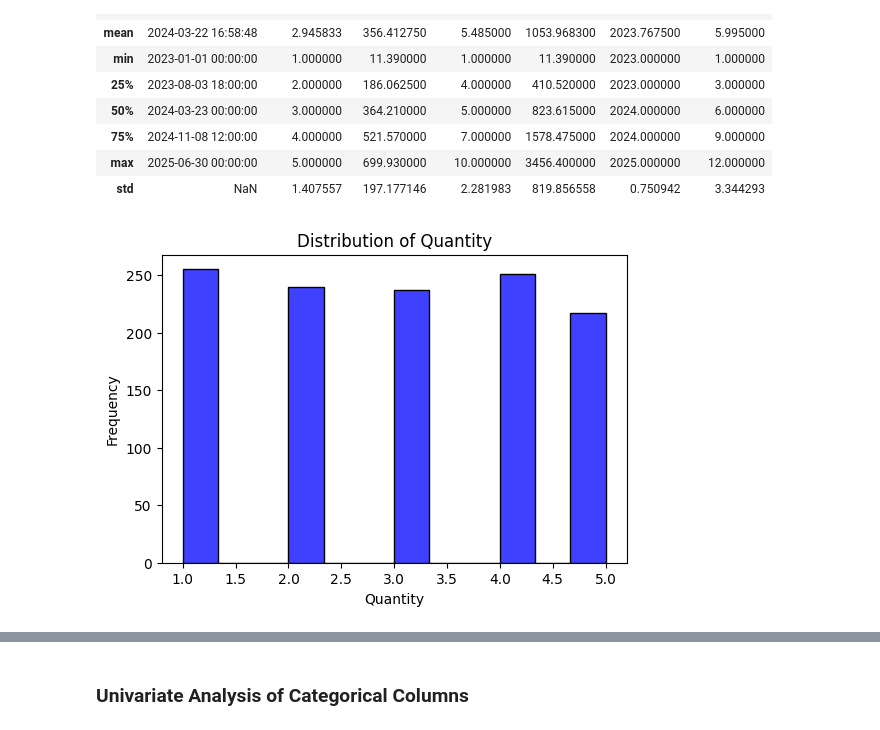
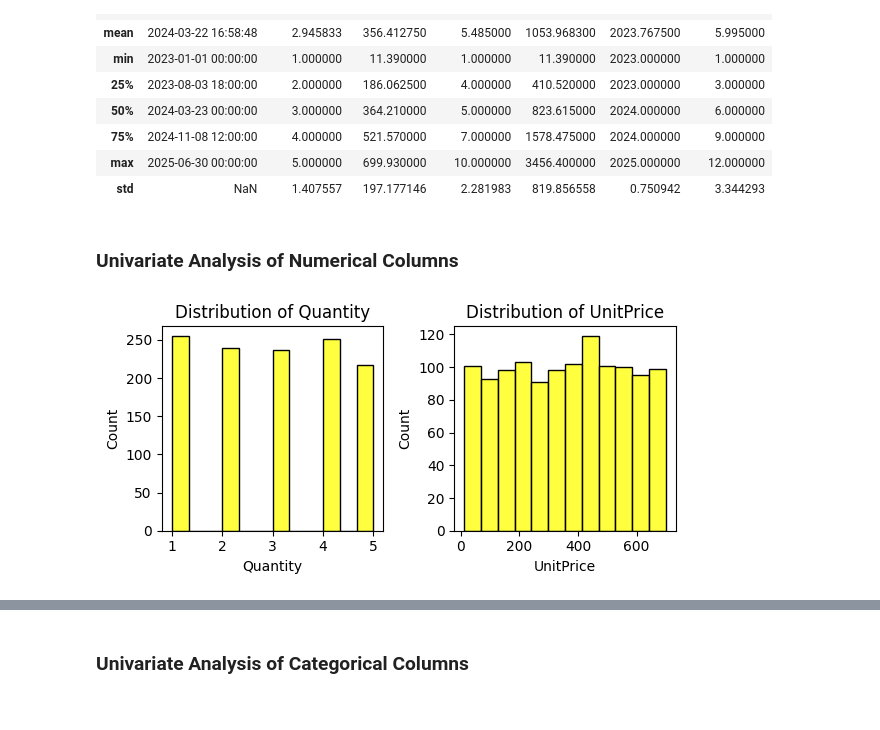
Before and after one commit to Chandni-R53/DecodeLabs-Internship, a Jupyter notebook: Project-2/EDA.ipynb, the cells around one changed output, grey strips where cells are left out. Drawn from its saved outputs; the diff is of its cells as text; code cells hidden in the pictures.

```diff
--- a/Project-2/EDA.ipynb
+++ b/Project-2/EDA.ipynb
@@ -57,12 +56,16 @@ df.describe()
 | 75% | 2024-11-08 12:00:00 | 4.000000 | 521.570000 | 7.000000 | 1578.475000 | 2024.000000 | 9.000000 |
 | max | 2025-06-30 00:00:00 | 5.000000 | 699.930000 | 10.000000 | 3456.400000 | 2025.000000 | 12.000000 |
 | std | NaN | 1.407557 | 197.177146 | 2.281983 | 819.856558 | 0.750942 | 3.344293 |
+# %% [markdown]
+### Univariate Analysis of Numerical Columns
 # %%
-plt.figure(figsize=(6,4))
-sns.histplot(df['Quantity'],color='blue')
-plt.title('Distribution of Quantity')
-plt.xlabel('Quantity')
-plt.ylabel('Frequency')
+fig,axes=plt.subplots(1,2,figsize=(6,3))
+sns.histplot(df['Quantity'],color='yellow',ax=axes[0])
+axes[0].set_title('Distribution of Quantity')
+
+sns.histplot(df['UnitPrice'],color='yellow',ax=axes[1])
+axes[1].set_title('Distribution of UnitPrice')
+plt.tight_layout()
 plt.show()
 # %% [output]
-[figure, old version]
+[figure, new version]
```
Also changed, not shown: parts of 54 cells of this notebook.
